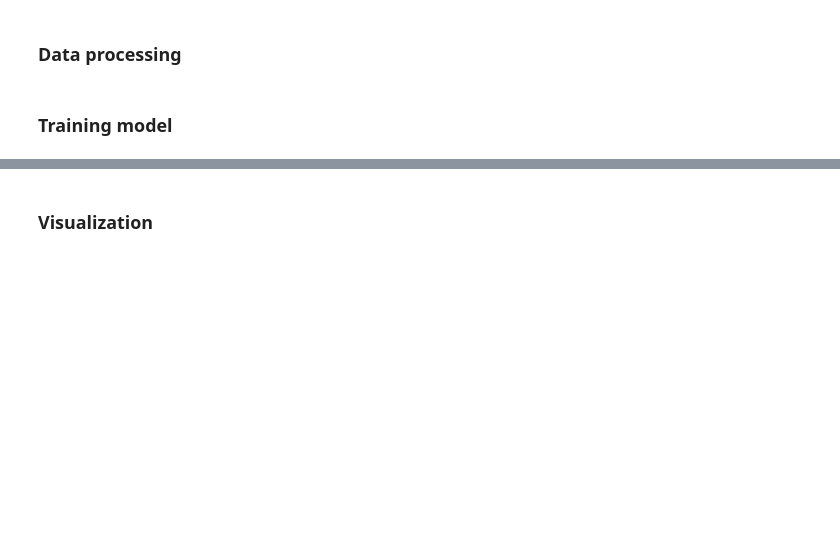
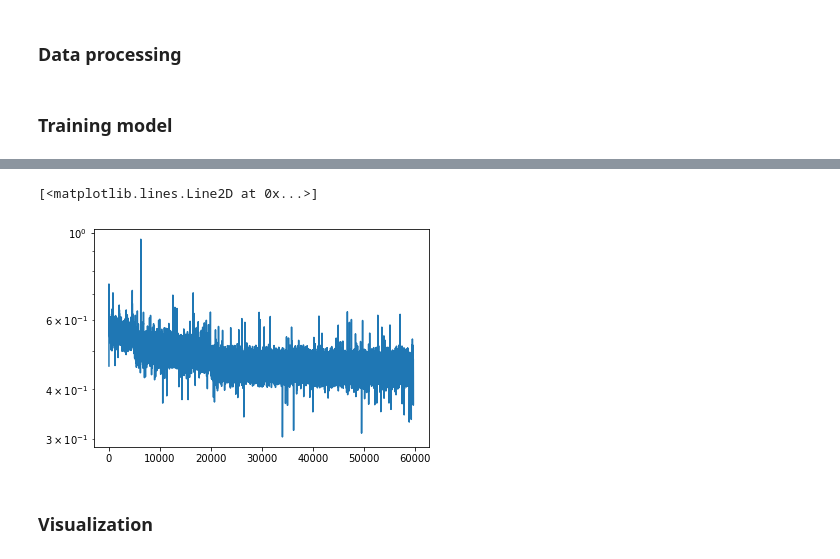
Before and after one commit to aiboyko/saudi_aramco_data_technathon, a Jupyter notebook: fourier_to_show2.ipynb, the cells around one changed output, grey strips where cells are left out. Saved outputs shown, nothing was run; the diff lists cells and outputs as text; code cells hidden in the pictures; blank space fills up the shorter version.

```diff
--- a/fourier_to_show2.ipynb
+++ b/fourier_to_show2.ipynb
@@ -250,3 +256,8 @@ plt.plot(losses)
+# %%
+plt.semilogy(losses)
+# %% [output]
+[<matplotlib.lines.Line2D at 0x...>]
+[figure, added]
 # %%
 # for smaller data
 idx_full = np.concatenate([xx[:,:,:,None], yy[:,:,:,None], zz[:,:,:,None]], axis=-1)
```
Also changed, not shown: parts of 8 cells of this notebook.
